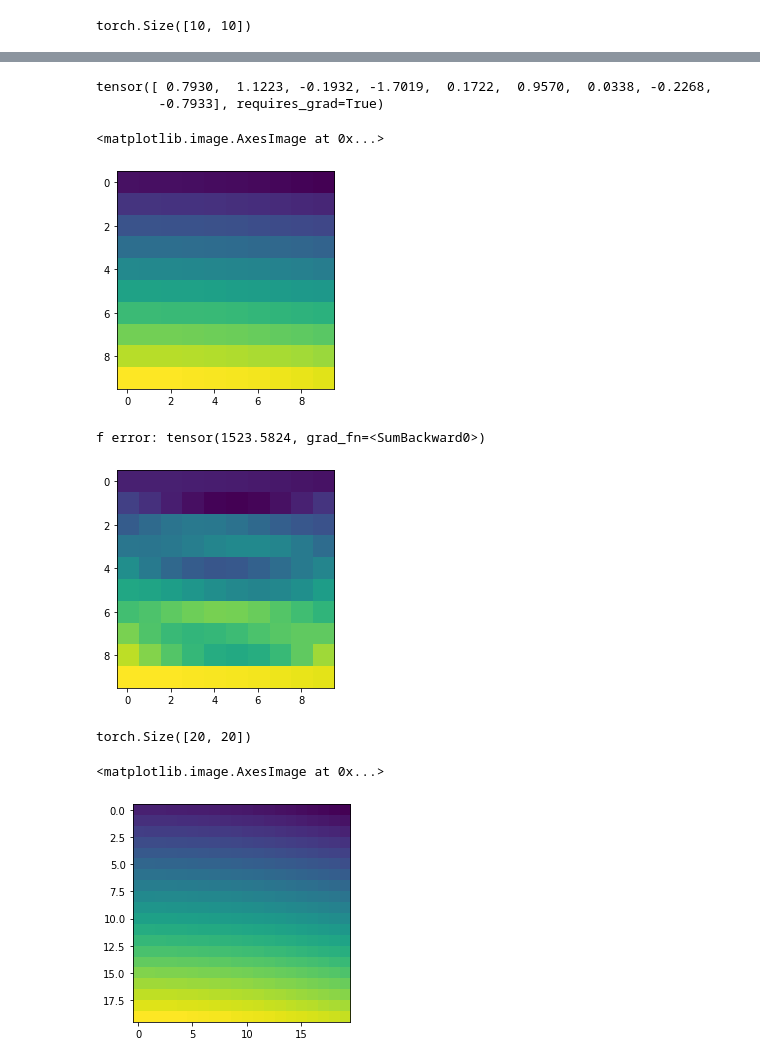
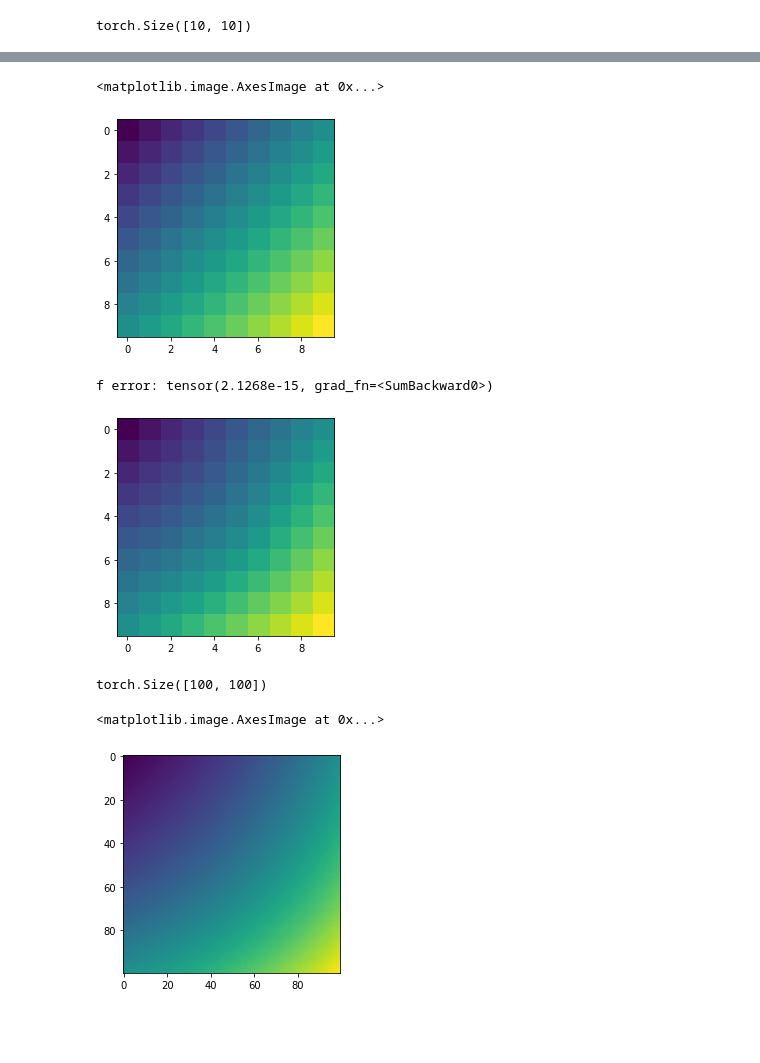
Before and after one commit to edjah/am205-final-project, a Jupyter notebook: Initial Testing.ipynb, the cells around one changed output, grey strips where cells are left out. Drawn from its saved outputs; the diff is of its cells as text; code cells hidden in the pictures; blank space fills up the shorter version.

```diff
--- a/Initial Testing.ipynb
+++ b/Initial Testing.ipynb
@@ -270,11 +222,15 @@ def fit_diff_eq(image, num_epochs=1000, l1_penalty=2, lr=0.1):
 
     return diff_eq
 # %%
+def true_f(x, y):
+    h = 0.01
+    return np.exp(x*h) + np.exp(y*h)
+
 # generate a fake image from f(x, y) = exp(x) + exp(y)
 img = torch.zeros((10, 10))
 for x in range(10):
     for y in range(10):
-        img[x][y] = np.sin(x/100) + np.cos(y/100)
+        img[x][y] = true_f(x, y)
 img.shape
 # %% [output]
 torch.Size([10, 10])
@@ -302,30 +258,25 @@ Stopping training early
-# %%
-diff_eq.weights
-# %% [output]
-tensor([ 0.7930,  1.1223, -0.1932, -1.7019,  0.1722,  0.9570,  0.0338, -0.2268,
-        -0.7933], requires_grad=True)
 # %%
 plt.imshow(img)
 # %% [output]
 <matplotlib.image.AxesImage at 0x...>
-[figure, old version]
+[figure, new version]
 # %%
-f = solve_matrix_diff_eq_solve(img, diff_eq)
+f = diff_eq.solve(img)
 print('f error:', torch.sum(diff_eq(f) ** 2))
 plt.imshow(f.detach().numpy());
 # %% [output]
-f error: tensor(1523.5824, grad_fn=<SumBackward0>)
+f error: tensor(2.1268e-15, grad_fn=<SumBackward0>)
-[figure, old version]
+[figure, new version]
 # %%
-img = torch.zeros((20, 20))
-for x in range(20):
-    for y in range(20):
-        img[x][y] = np.sin(x/100) + np.cos(y/100)
-img.shape
+img2 = torch.zeros((100, 100))
+for x in range(100):
+    for y in range(100):
+        img2[x][y] = true_f(x, y)
+img2.shape
 # %% [output]
-torch.Size([20, 20])
+torch.Size([100, 100])
 # %%
-plt.imshow(img)
+plt.imshow(img2)
 # %% [output]
 <matplotlib.image.AxesImage at 0x...>
-[figure, old version]
+[figure, new version]
```
Also changed, not shown: parts of 9 cells of this notebook.
